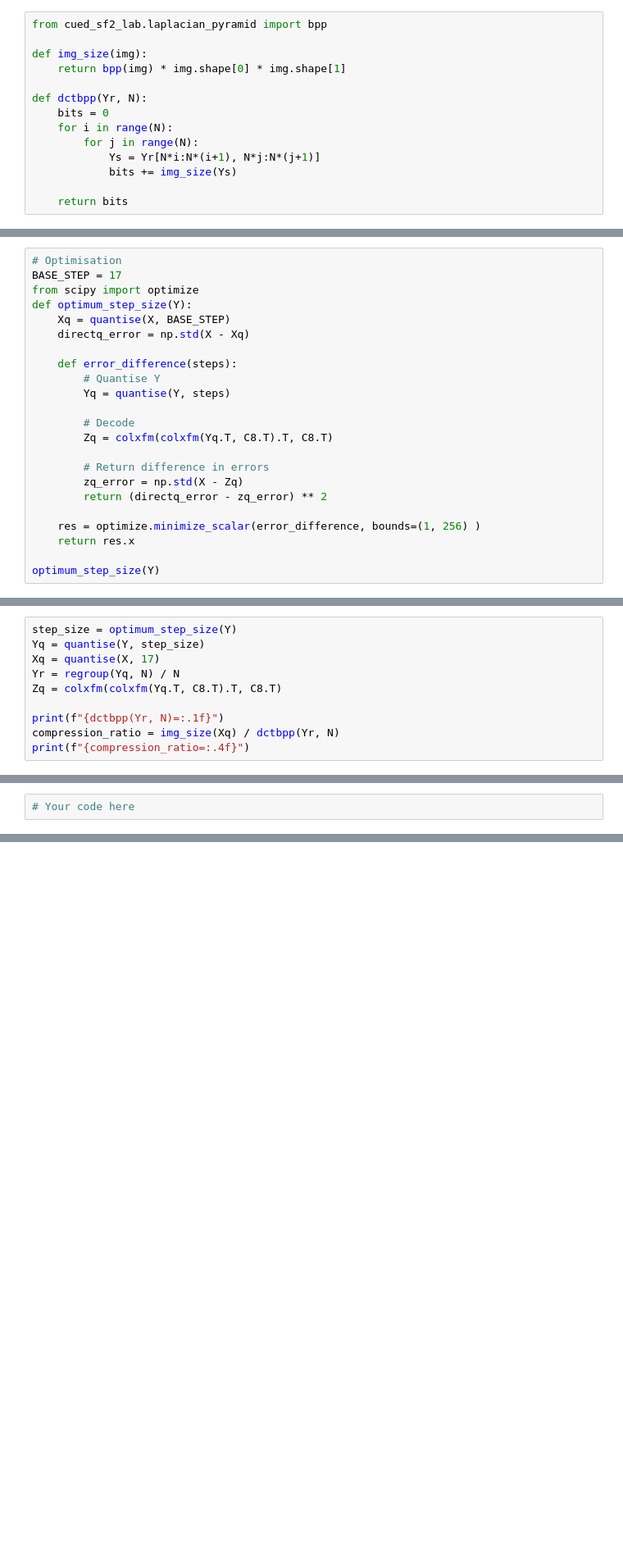
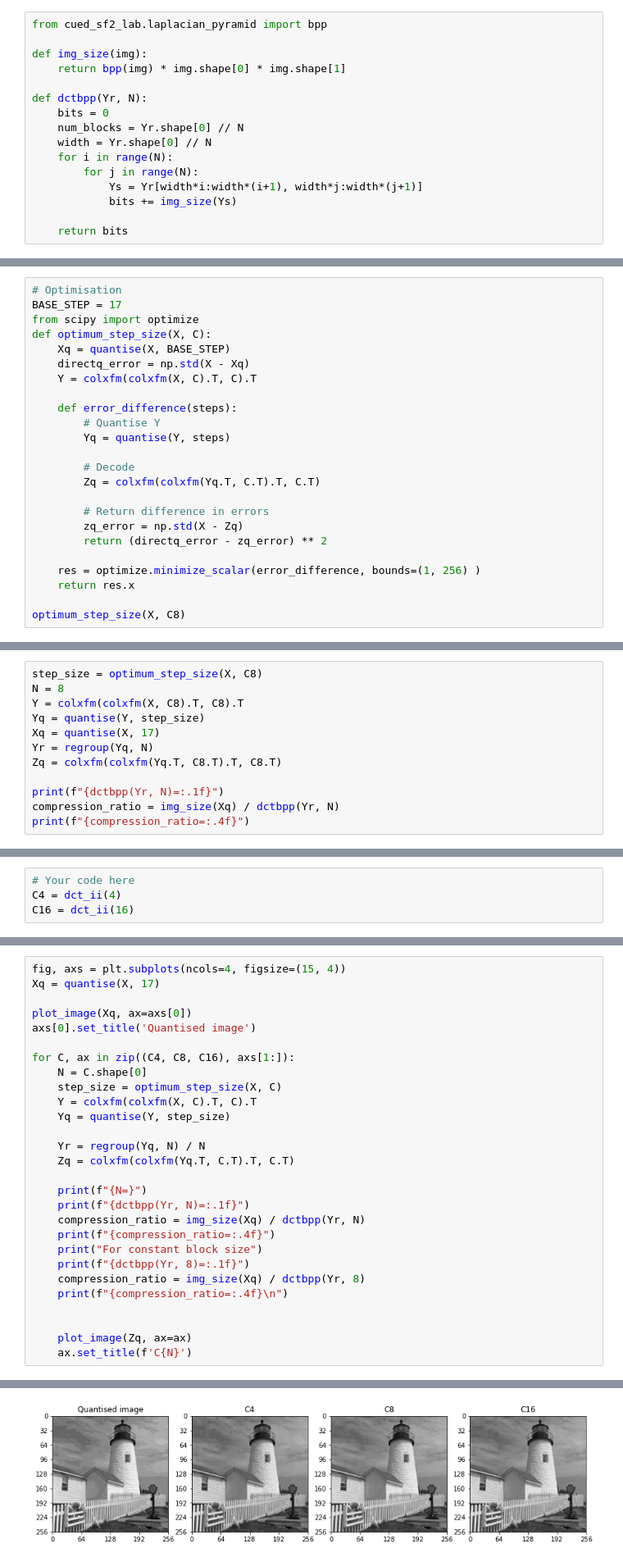
Before and after one commit to sigproc/cued_sf2_lab, a Jupyter notebook: 7-the-discrete-cosine-transform.ipynb, the cells around one changed output, grey strips where cells are left out. Shown at 82% size. Cells and saved outputs as stored; diff of their text form; blank space fills up the shorter version.

```diff
--- a/7-the-discrete-cosine-transform.ipynb
+++ b/7-the-discrete-cosine-transform.ipynb
@@ -234,9 +234,11 @@ def img_size(img):
 
 def dctbpp(Yr, N):
     bits = 0
+    num_blocks = Yr.shape[0] // N
+    width = Yr.shape[0] // N
     for i in range(N):
         for j in range(N):
-            Ys = Yr[N*i:N*(i+1), N*j:N*(j+1)]
+            Ys = Yr[width*i:width*(i+1), width*j:width*(j+1)]
             bits += img_size(Ys)
 
     return bits
@@ -279,16 +296,17 @@ plot_image(Z, ax=ax);
 # Optimisation
 BASE_STEP = 17
 from scipy import optimize
-def optimum_step_size(Y):
+def optimum_step_size(X, C):
     Xq = quantise(X, BASE_STEP)
     directq_error = np.std(X - Xq)
+    Y = colxfm(colxfm(X, C).T, C).T
 
     def error_difference(steps):
         # Quantise Y
         Yq = quantise(Y, steps)
 
         # Decode
-        Zq = colxfm(colxfm(Yq.T, C8.T).T, C8.T)
+        Zq = colxfm(colxfm(Yq.T, C.T).T, C.T)
 
         # Return difference in errors
         zq_error = np.std(X - Zq)
@@ -297,4 +315,4 @@ def optimum_step_size(Y):
     res = optimize.minimize_scalar(error_difference, bounds=(1, 256) )
     return res.x
 
-optimum_step_size(Y)
+optimum_step_size(X, C8)
@@ -305,10 +325,12 @@ Calculate the compression ratio for this scheme compared to direct quantisation.
 
 </div>
 # %%
-step_size = optimum_step_size(Y)
+step_size = optimum_step_size(X, C8)
+N = 8
+Y = colxfm(colxfm(X, C8).T, C8).T
 Yq = quantise(Y, step_size)
 Xq = quantise(X, 17)
-Yr = regroup(Yq, N) / N
+Yr = regroup(Yq, N)
 Zq = colxfm(colxfm(Yq.T, C8.T).T, C8.T)
 
 print(f"{dctbpp(Yr, N)=:.1f}")
@@ -328,6 +356,8 @@ as the 1-D transform matrix.  **Now generate 4-point and 16-point
 transform matrices, C4 and C16 using `dct_ii`.**
 # %%
 # Your code here
+C4 = dct_ii(4)
+C16 = dct_ii(16)
 # %% [markdown]
 <div class="alert alert-block alert-danger">
 
@@ -339,0 +368,29 @@ relative subjective quality of the reconstructed images.</div>
+# %%
+fig, axs = plt.subplots(ncols=4, figsize=(15, 4))
+Xq = quantise(X, 17)
+
+plot_image(Xq, ax=axs[0])
+axs[0].set_title('Quantised image')
+
+for C, ax in zip((C4, C8, C16), axs[1:]):
+    N = C.shape[0]
+    step_size = optimum_step_size(X, C)
+    Y = colxfm(colxfm(X, C).T, C).T
+    Yq = quantise(Y, step_size)
+
+    Yr = regroup(Yq, N) / N
+    Zq = colxfm(colxfm(Yq.T, C.T).T, C.T)
+
+    print(f"{N=}")
+    print(f"{dctbpp(Yr, N)=:.1f}")
+    compression_ratio = img_size(Xq) / dctbpp(Yr, N)
+    print(f"{compression_ratio=:.4f}")
+    print("For constant block size")
+    print(f"{dctbpp(Yr, 8)=:.1f}")
+    compression_ratio = img_size(Xq) / dctbpp(Yr, 8)
+    print(f"{compression_ratio=:.4f}\n")
+
+
+    plot_image(Zq, ax=ax)
+    ax.set_title(f'C{N}')
+# %% [output]
@@ -340,3 +417,4 @@ relative subjective quality of the reconstructed images.</div>
+[figure, added]
 # %% [markdown]
 
 This analysis is in fact slightly biased because with larger transform sizes the function `dctbpp(Yr, N)` will use a greater number of smaller sub-images on which to calculate probability distributions. It may be better to use the same N in this function even when the actual transform changes; however whether this is more predictive of actual coding performance depends on what scanning method is used in the coding scheme.
```
Also changed, not shown: parts of 13 cells of this notebook.
